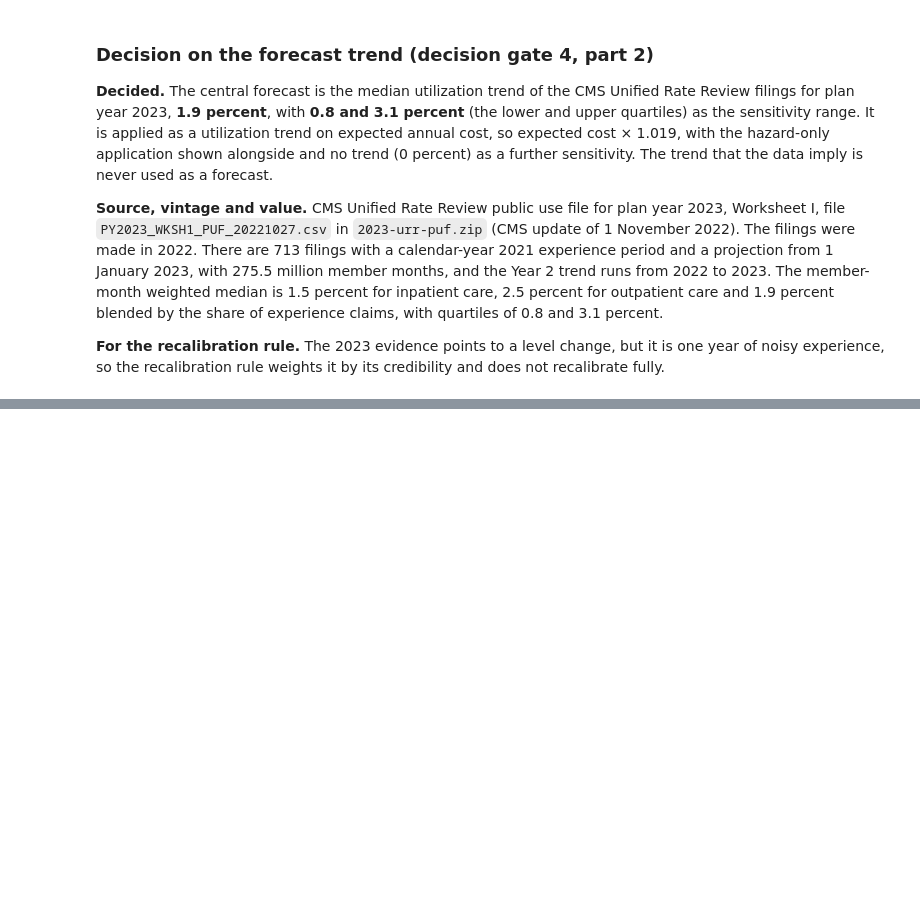
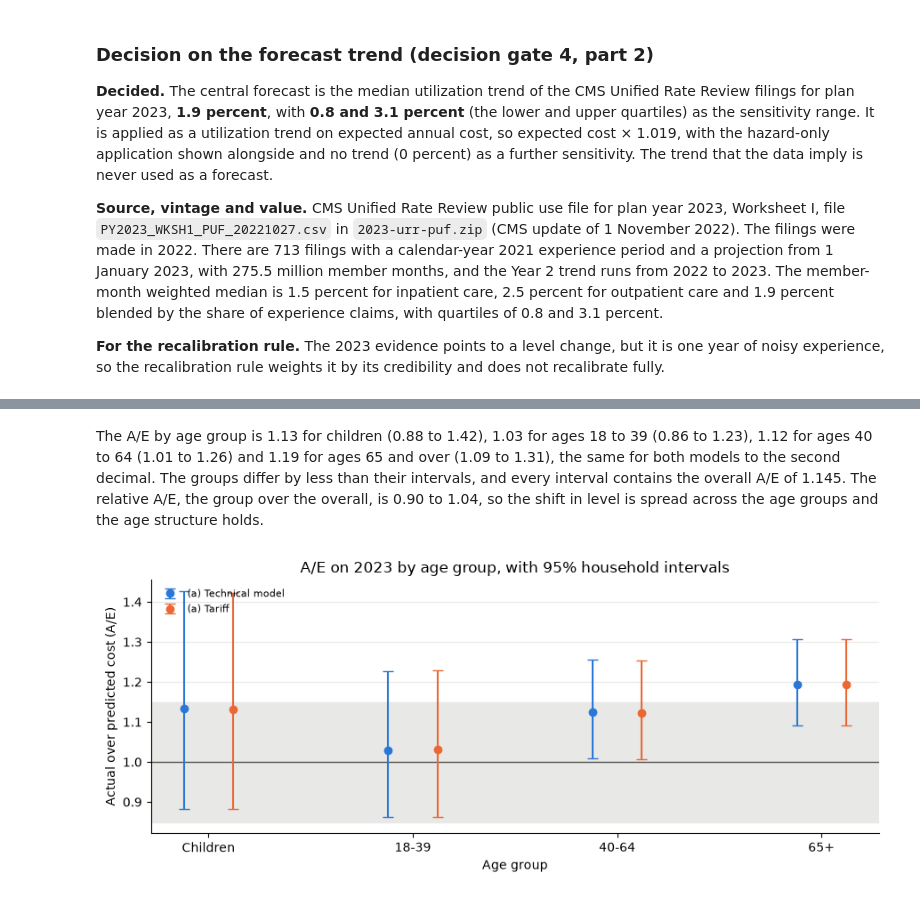
Before and after one commit to asudarmo/health-pricing-meps, a Jupyter notebook: notebooks/04_monitoring.ipynb, the cells around one changed output, grey strips where cells are left out. Drawn from its saved outputs; the diff is of its cells as text; code cells hidden in the pictures; blank space fills up the shorter version.

Commit message:
A/E on 2023 by level, age group and decile with lift charts and bands (#44), and QA wording for #43
Co-Authored-By: Claude Sonnet 5.5 <noreply@anthropic.com>

```diff
--- a/notebooks/04_monitoring.ipynb
+++ b/notebooks/04_monitoring.ipynb
@@ -457,0 +460,8 @@ recalibration rule weights it by its credibility and does not recalibrate fully.
+# %%
+from health_pricing.models import monitoring
+
+forecast_factor = float(central["p50"])
+predictions = monitoring.forecast(frozen, oot, forecast_factor)
+overall_ae = monitoring.overall(oot, predictions)
+outofsample.save_table(overall_ae, "ae_overall_2023.csv")
+overall_ae
@@ -457,0 +501,4 @@ recalibration rule weights it by its credibility and does not recalibrate fully.
+# %%
+age_ae = monitoring.by_age_group(oot, predictions)
+outofsample.save_table(age_ae, "ae_by_age_group_2023.csv")
+age_ae
@@ -457,0 +515,38 @@ recalibration rule weights it by its credibility and does not recalibrate fully.
+# %% [markdown]
+The A/E by age group is 1.13 for children (0.88 to 1.42), 1.03 for ages 18 to 39 (0.86 to 1.23), 1.12 for ages 40 to 64 (1.01 to 1.26)
+and 1.19 for ages 65 and over (1.09 to 1.31), the same for both models to the second decimal. The groups differ by less than their
+intervals, and every interval contains the overall A/E of 1.145. The relative A/E, the group over the overall, is 0.90 to 1.04, so the
+shift in level is spread across the age groups and the age structure holds.
+# %%
+fig, ax = plt.subplots(figsize=(9, 3.8))
+ax.axhline(1.0, color="#52514e", linewidth=1)
+ax.axhspan(0.85, 1.15, color="#e8e8e6", zorder=0)
+for offset, name, colour in (
+    (-0.12, outofsample.TECHNICAL, "#2a78d6"),
+    (0.12, outofsample.TARIFF, "#eb6834"),
+):
+    part = age_ae[age_ae["model"] == name].reset_index(drop=True)
+    ax.errorbar(
+        [k + offset for k in range(len(part))],
+        part["a_e"],
+        yerr=[part["a_e"] - part["lower_95"], part["upper_95"] - part["a_e"]],
+        fmt="o",
+        markersize=6,
+        capsize=4,
+        linewidth=1.5,
+        color=colour,
+        label=name,
+    )
+ax.set_xticks(range(len(part)), part["age_group"])
+ax.set_xlabel("Age group")
+ax.set_ylabel("Actual over predicted cost (A/E)")
+ax.set_title("A/E on 2023 by age group, with 95% household intervals")
+ax.legend(frameon=False, fontsize=8, loc="upper left")
+ax.grid(axis="y", color="#e8e8e6", linewidth=0.8)
+for side in ("top", "right"):
+    ax.spines[side].set_visible(False)
+plt.tight_layout()
+figures.save_figure(fig, "ae_by_age_group_2023", outofsample.OUTPUT_DIR / "figures")
+plt.show()
+# %% [output]
+[figure, added]
```
Also changed, not shown: parts of 22 cells of this notebook, 16 other files.
